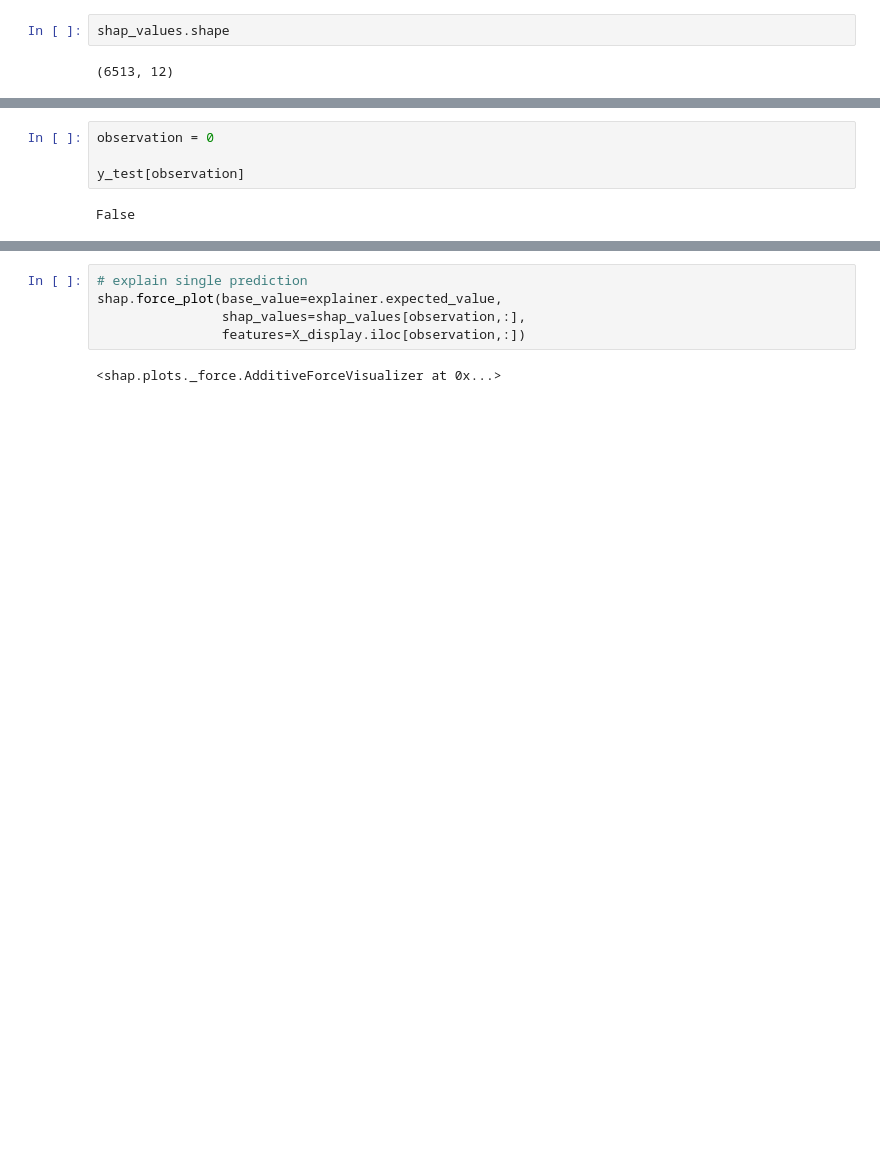
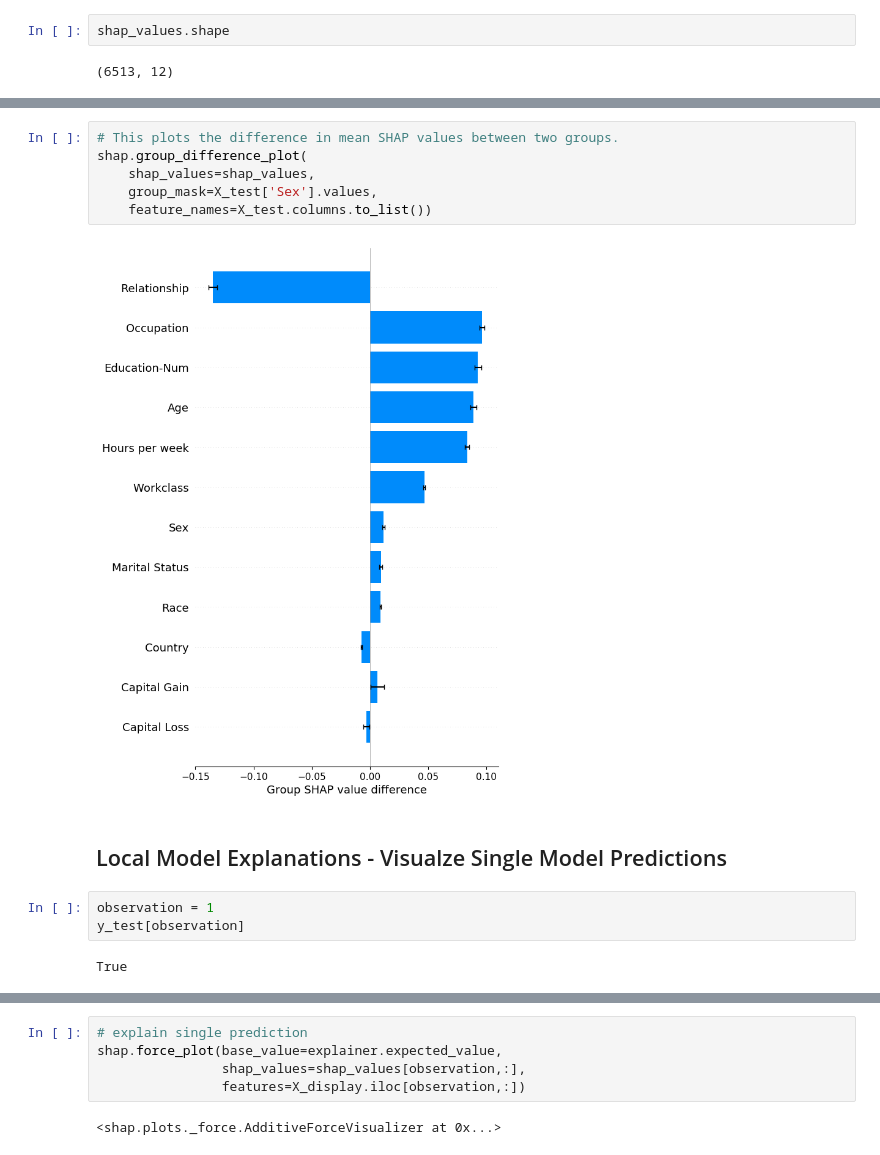
Before and after one commit to Sebastian1981/AWS_Sagemaker_Clarify_4Responsible_AI, a Jupyter notebook: experiment/00_model_explainibility.ipynb, the cells around one changed output, grey strips where cells are left out. Saved outputs shown, nothing was run; the diff lists cells and outputs as text; blank space fills up the shorter version.

```diff
--- a/experiment/00_model_explainibility.ipynb
+++ b/experiment/00_model_explainibility.ipynb
@@ -137,9 +208,18 @@ Note that we use the “display values” data frame so we get nice strings inst
+# %%
+# This plots the difference in mean SHAP values between two groups.
+shap.group_difference_plot(
+    shap_values=shap_values,
+    group_mask=X_test['Sex'].values,
+    feature_names=X_test.columns.to_list())
+# %% [output]
+[figure, added]
+# %% [markdown]
+## Local Model Explanations - Visualze Single Model Predictions
 # %%
-observation = 0
-
+observation = 1
 y_test[observation]
 # %% [output]
-False
+True
 # %%
 model.predict(X_test.iloc[observation,:])
 # %% [output]
```
Also changed, not shown: parts of 44 cells of this notebook.
